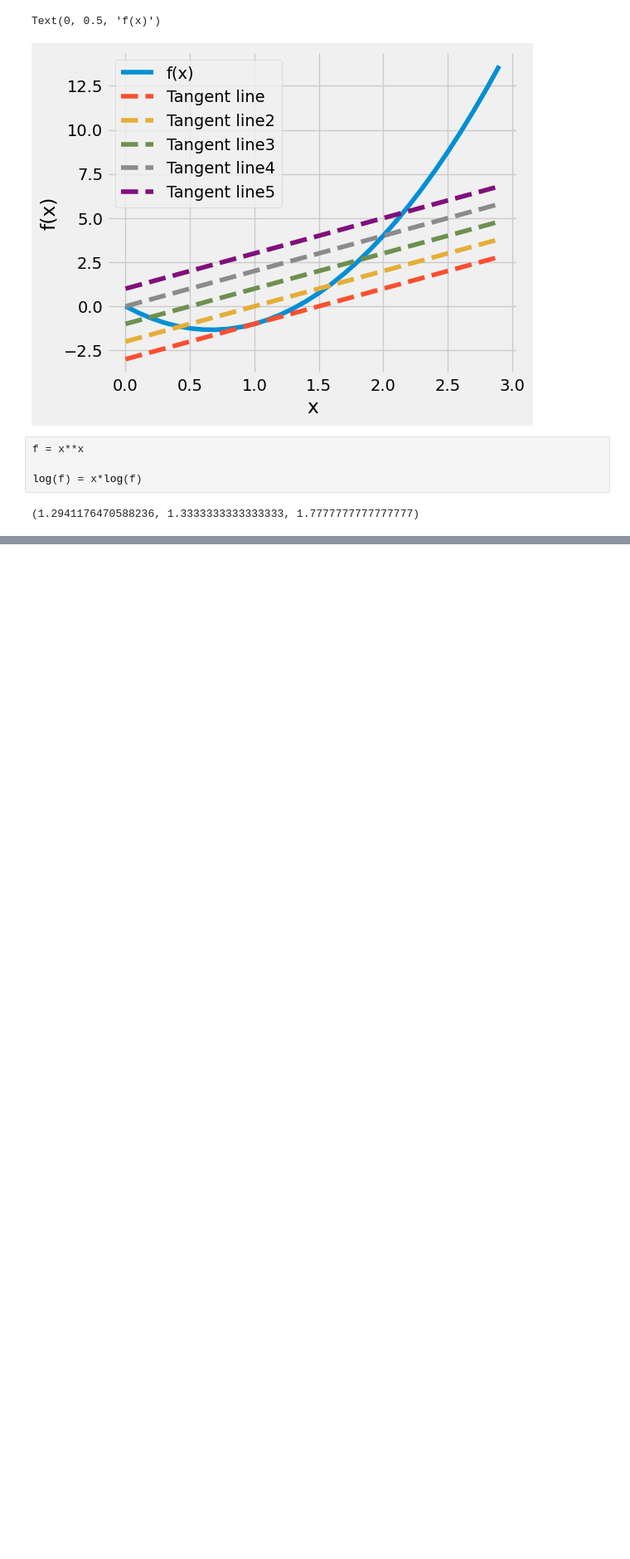
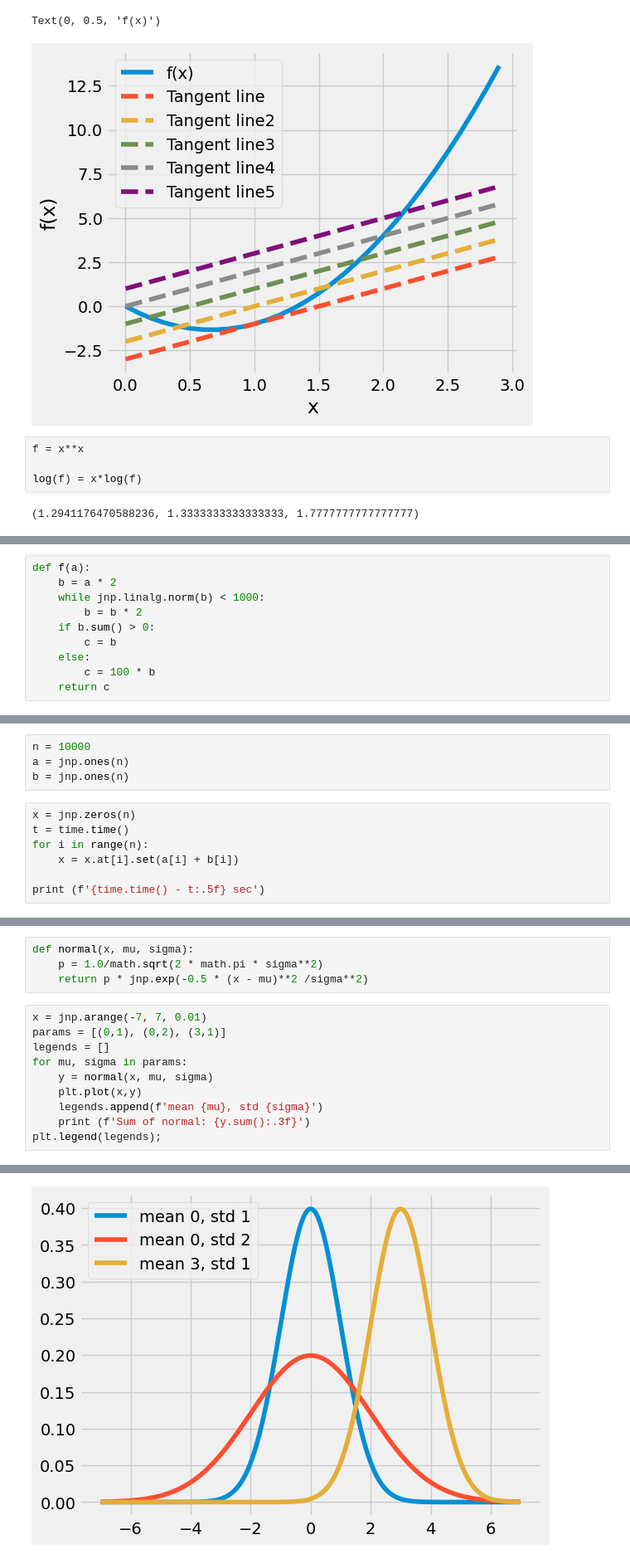
Before and after one commit to jsmidt/scratch, a Jupyter notebook: d2l/chap2_jax.ipynb, the cells around one changed output, grey strips where cells are left out. Shown at 83% size. Saved outputs shown, nothing was run; the diff lists cells and outputs as text; blank space fills up the shorter version.

```diff
--- a/d2l/chap2_jax.ipynb
+++ b/d2l/chap2_jax.ipynb
@@ -331,0 +370,10 @@ log(f) = x*log(f)
+# %%
+def f(a):
+    b = a * 2
+    while jnp.linalg.norm(b) < 1000:
+        b = b * 2
+    if b.sum() > 0:
+        c = b
+    else:
+        c = 100 * b
+    return c
@@ -331,0 +396,11 @@ log(f) = x*log(f)
+# %%
+n = 10000
+a = jnp.ones(n)
+b = jnp.ones(n)
+# %%
+x = jnp.zeros(n)
+t = time.time()
+for i in range(n):
+    x = x.at[i].set(a[i] + b[i])
+
+print (f'{time.time() - t:.5f} sec')
@@ -331,0 +415,15 @@ log(f) = x*log(f)
+# %%
+def normal(x, mu, sigma):
+    p = 1.0/math.sqrt(2 * math.pi * sigma**2)
+    return p * jnp.exp(-0.5 * (x - mu)**2 /sigma**2)
+# %%
+x = jnp.arange(-7, 7, 0.01)
+params = [(0,1), (0,2), (3,1)]
+legends = []
+for mu, sigma in params:
+    y = normal(x, mu, sigma)
+    plt.plot(x,y)
+    legends.append(f'mean {mu}, std {sigma}')
+    print (f'Sum of normal: {y.sum():.3f}')
+plt.legend(legends);
+# %% [output]
@@ -331,0 +433 @@ log(f) = x*log(f)
+[figure, added]
```
Also changed, not shown: parts of 14 cells of this notebook, 4 other files.
